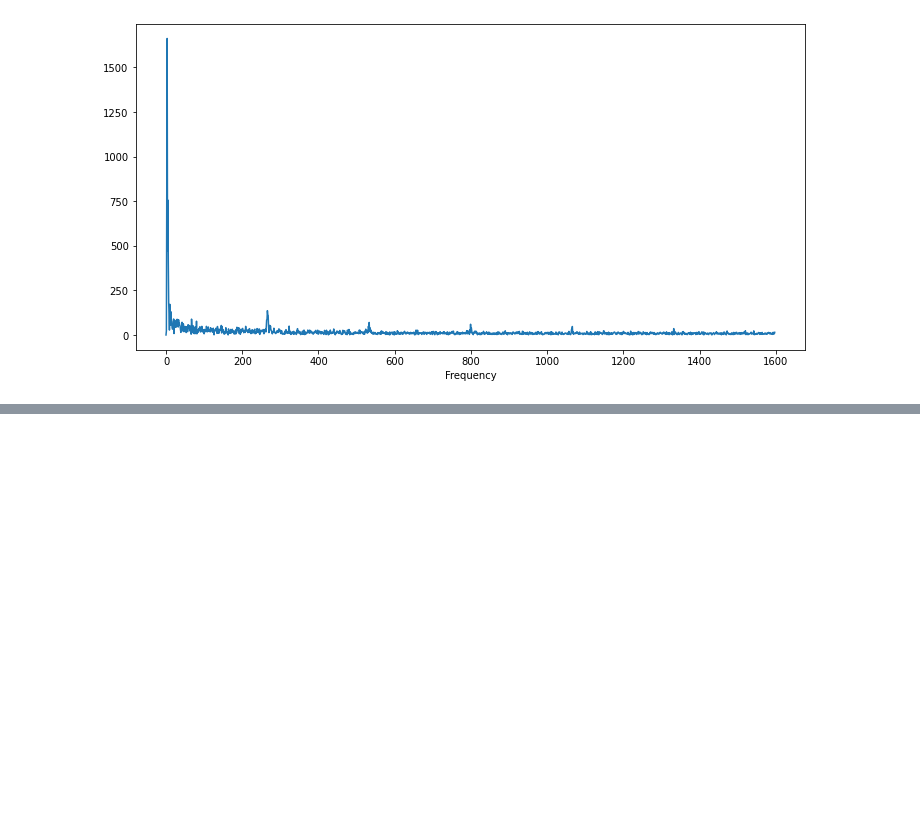
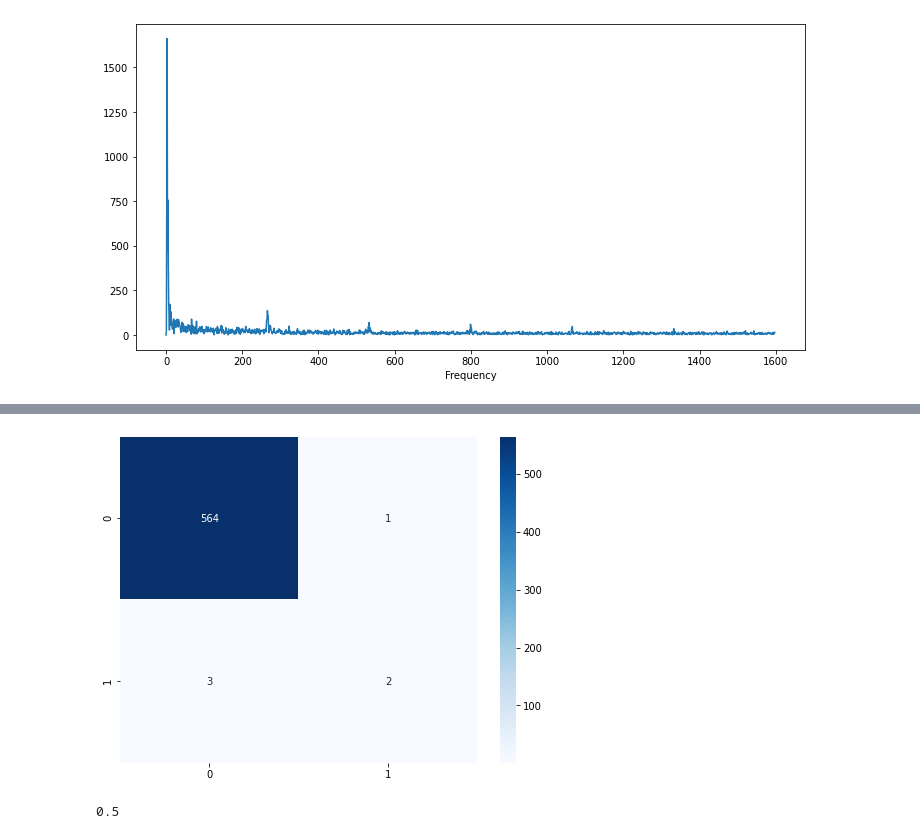
Before and after one commit to DZAlpha/ExoplanetHunting, a Jupyter notebook: exoplanets_hunting.ipynb, the cells around one changed output, grey strips where cells are left out. Saved outputs shown, nothing was run; the diff lists cells and outputs as text; code cells hidden in the pictures; blank space fills up the shorter version.

Commit message:
classifier.py, adaboost, f_score

```diff
--- a/exoplanets_hunting.ipynb
+++ b/exoplanets_hunting.ipynb
@@ -49 +30,4 @@ standarized_train_df
+# %%
+train_fourier = FourierTransform(standarized_train_df, detrend = False)
+test_fourier = FourierTransform(standarized_test_df, detrend = False)
 # %%
@@ -115,0 +44,3 @@ Mean
+# %%
+train_features = fg.get_df(train_df, standarized_train_df, train_fourier)
+test_features = fg.get_df(test_df, standarized_test_df, test_fourier)
@@ -115,0 +68,3 @@ Mean
+# %%
+test = Classifier(sklearn.ensemble.AdaBoostClassifier, n_estimators = 1000)
+test.fit_df(train_features)
@@ -115,0 +91,8 @@ Mean
+# %%
+test.plot_cfm()
+# %% [output]
+[figure, added]
+# %%
+test.calculate_f_score()[0]
+# %% [output]
+0.5
```
Also changed, not shown: parts of 19 cells of this notebook, 4 other files.
